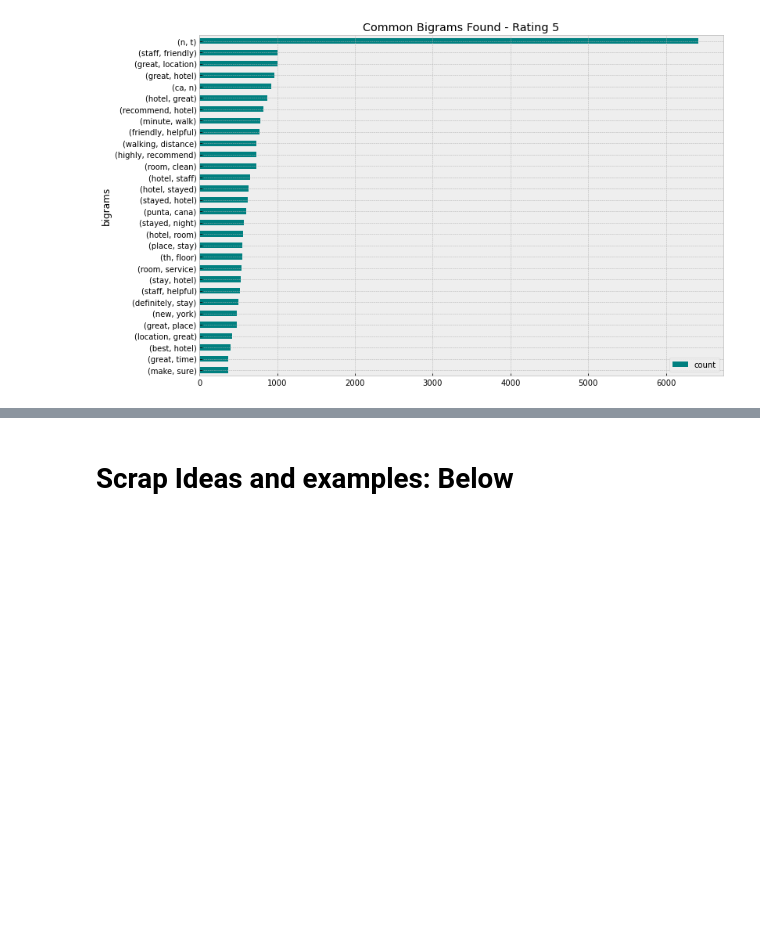
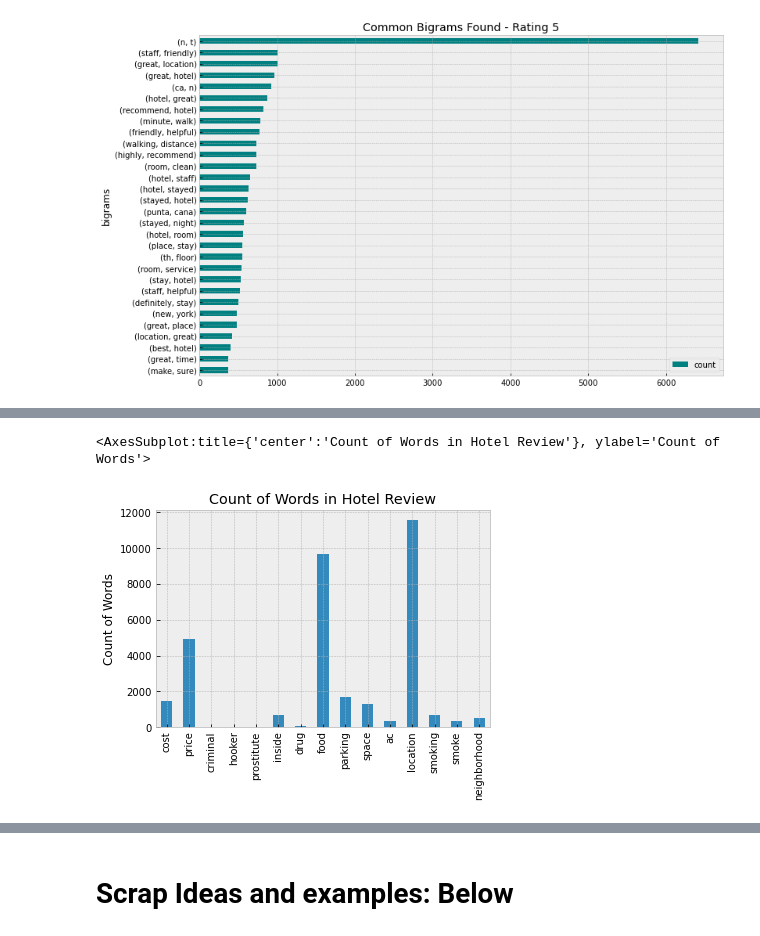
Before and after one commit to RobFaj/NLP_Project2022, a Jupyter notebook: Project Exploration and Analysis.ipynb, the cells around one changed output, grey strips where cells are left out. Drawn from its saved outputs; the diff is of its cells as text; code cells hidden in the pictures; blank space fills up the shorter version.

```diff
--- a/Project Exploration and Analysis.ipynb
+++ b/Project Exploration and Analysis.ipynb
@@ -824,0 +1515,3 @@ plt.show()
+# %%
+series = pd.Series(counter).sort_values(ascending=False)
+series
@@ -824,0 +1553,9 @@ plt.show()
+# %%
+# repeat this again at the end
+# filter() index by labels
+
+ser2 = series.filter(items = ['cost', 'price', 'criminal', 'crime', 'hooker', 'prostitute', 'drugs', 'inside','drug', 'food', 'pool'
+                                'service', 'parking', 'size','space', 'ac', 'air', 'condition', 'location', 'smoking' , 'smoke', 'neighborhood'])
+
+#cost, crime history, amenities, flexibility, parking, indoor facility, room space, air-conditioning, and neighborhood
+print(ser2)
@@ -824,0 +1603,13 @@ plt.show()
+# %%
+# create the bar plot
+ax = ser2.plot(kind='bar')
+# rotate xtick labels
+ax.set_xticklabels(ax.get_xticklabels(), rotation=0)
+# set the y-axis label
+ax.set_ylabel("Count of Words")
+# set the title
+ax.set_title("Count of Words in Hotel Review")
+ser2.plot.bar(x='bar')
+# %% [output]
+<AxesSubplot:title={'center':'Count of Words in Hotel Review'}, ylabel='Count of Words'>
+[figure, added]
```
Also changed, not shown: parts of 124 cells of this notebook, 1 other file.
